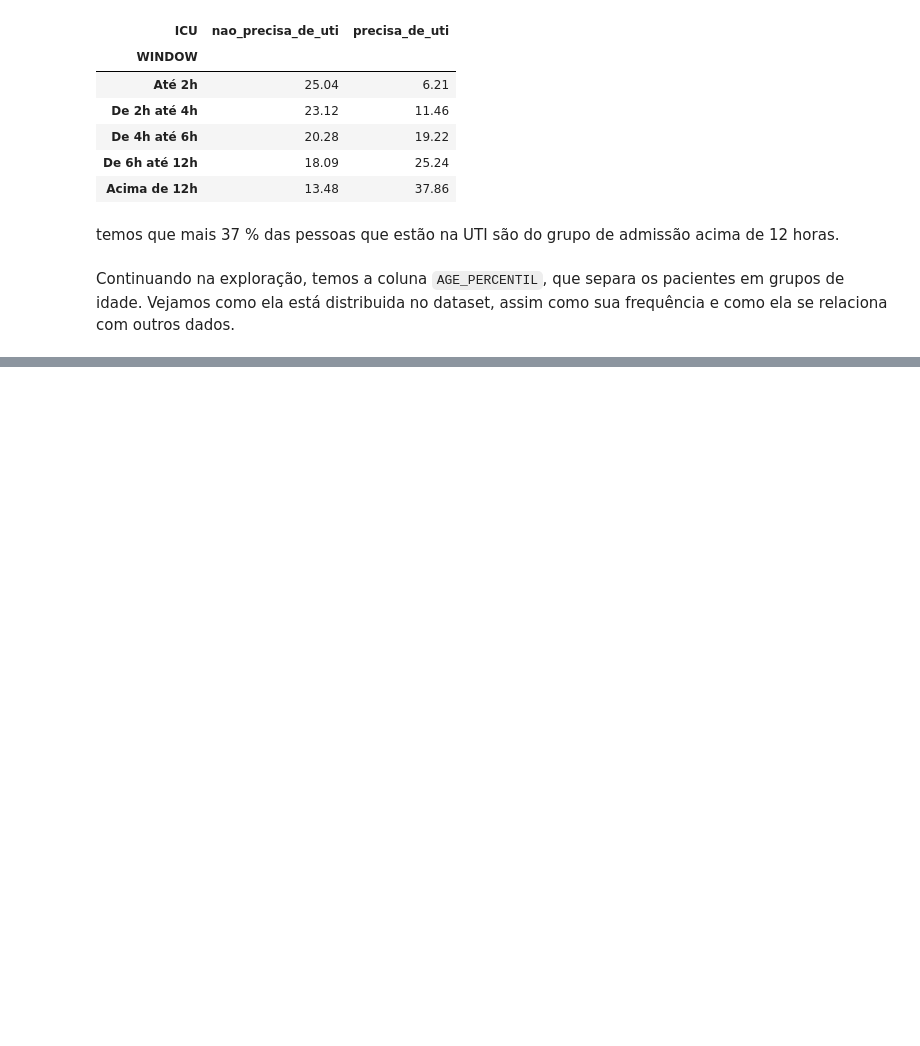
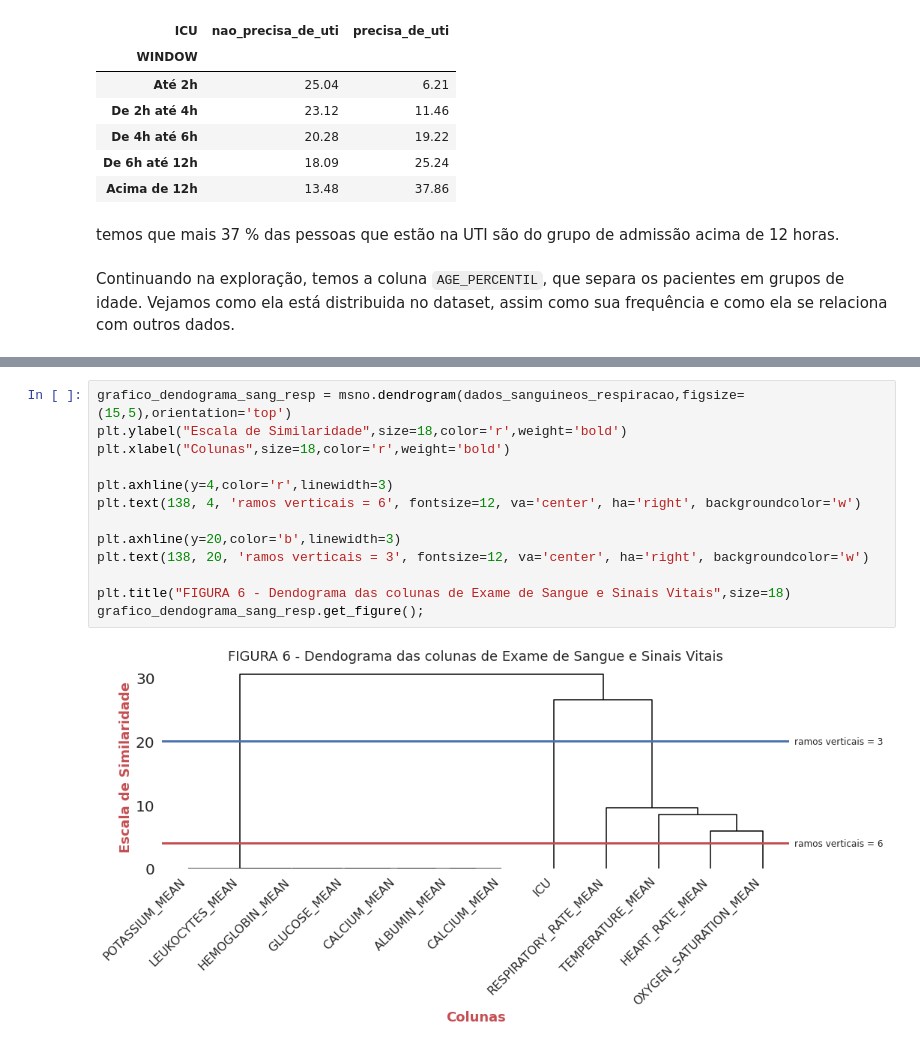
Before and after one commit to MatheusOrange211/Sirio_Libanes_ICU_Prediction, a Jupyter notebook: Visualizando_os_dados_Sirio_Libanes.ipynb, the cells around one changed output, grey strips where cells are left out. Drawn from its saved outputs; the diff is of its cells as text; blank space fills up the shorter version.

```diff
--- a/Visualizando_os_dados_Sirio_Libanes.ipynb
+++ b/Visualizando_os_dados_Sirio_Libanes.ipynb
@@ -295,0 +426,15 @@ crosstab_data(dados['AGE_PERCENTIL'],dados['ICU'],normal='columns',dicio2=titulo
+# %%
+grafico_dendograma_sang_resp = msno.dendrogram(dados_sanguineos_respiracao,figsize=(15,5),orientation='top')
+plt.ylabel("Escala de Similaridade",size=18,color='r',weight='bold')
+plt.xlabel("Colunas",size=18,color='r',weight='bold')
+
+plt.axhline(y=4,color='r',linewidth=3)
+plt.text(138, 4, 'ramos verticais = 6', fontsize=12, va='center', ha='right', backgroundcolor='w')
+
+plt.axhline(y=20,color='b',linewidth=3)
+plt.text(138, 20, 'ramos verticais = 3', fontsize=12, va='center', ha='right', backgroundcolor='w')
+
+plt.title("FIGURA 6 - Dendograma das colunas de Exame de Sangue e Sinais Vitais",size=18)
+grafico_dendograma_sang_resp.get_figure();
+# %% [output]
+[figure, added]
```
Also changed, not shown: parts of 33 cells of this notebook.
